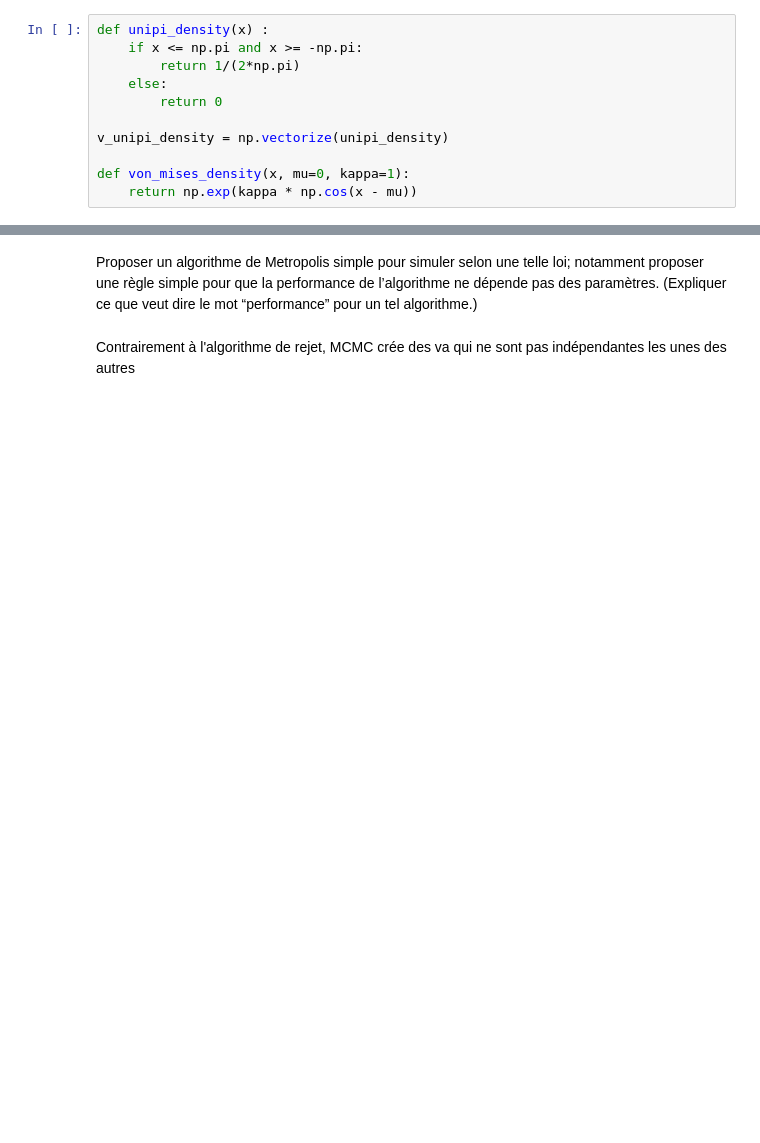
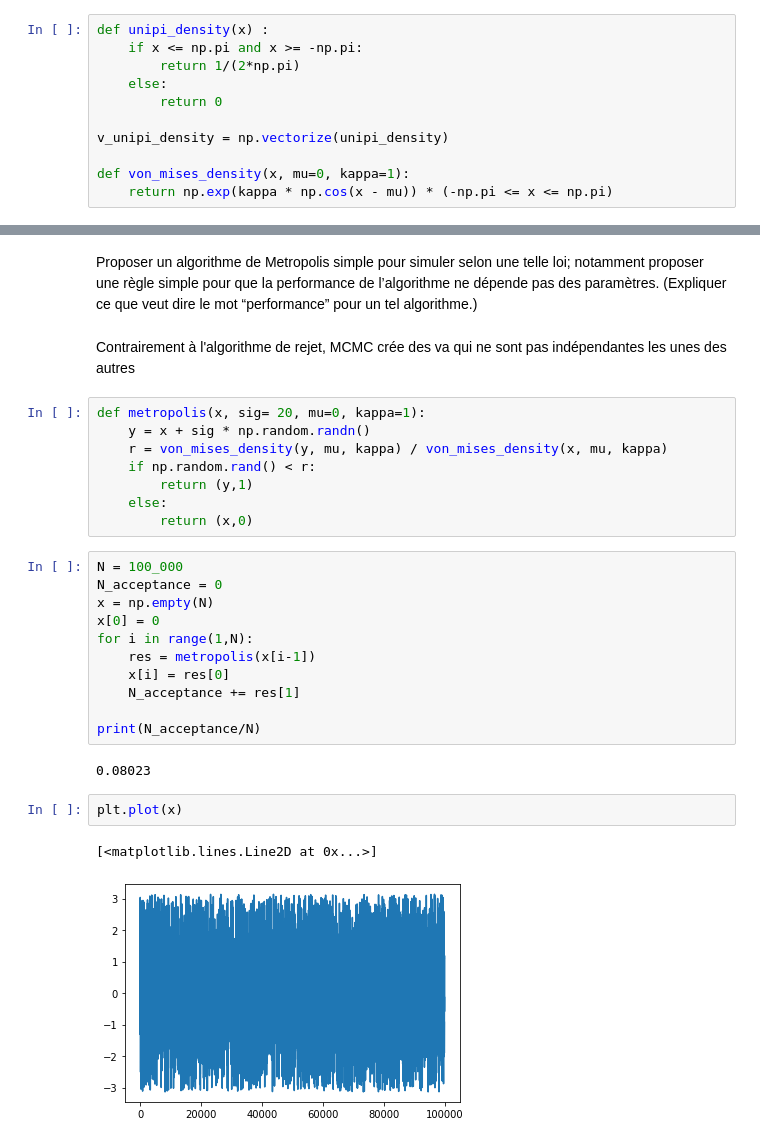
Before and after one commit to emanieluu/Projet_Monte_Carlo_ENSAE_2A_S2, a Jupyter notebook: Projet-Monte-Carlo.ipynb, the cells around one changed output, grey strips where cells are left out. Cells and saved outputs as stored; diff of their text form; blank space fills up the shorter version.

```diff
--- a/Projet-Monte-Carlo.ipynb
+++ b/Projet-Monte-Carlo.ipynb
@@ -25,7 +25,7 @@ def unipi_density(x) :
 v_unipi_density = np.vectorize(unipi_density)
 
 def von_mises_density(x, mu=0, kappa=1):
-    return np.exp(kappa * np.cos(x - mu))
+    return np.exp(kappa * np.cos(x - mu)) * (-np.pi <= x <= np.pi)
 # %%
 y = np.linspace(-np.pi, np.pi)
 
@@ -151,3 +151,29 @@ la performance de l’algorithme ne dépende pas des paramètres.
 (Expliquer ce que veut dire le mot “performance” pour un tel algorithme.)
 # %% [markdown]
 Contrairement à l'algorithme de rejet, MCMC crée des va qui ne sont pas indépendantes les unes des autres
+# %%
+def metropolis(x, sig= 20, mu=0, kappa=1):
+    y = x + sig * np.random.randn()
+    r = von_mises_density(y, mu, kappa) / von_mises_density(x, mu, kappa)
+    if np.random.rand() < r:
+        return (y,1)
+    else:
+        return (x,0)
+# %%
+N = 100_000
+N_acceptance = 0
+x = np.empty(N)
+x[0] = 0
+for i in range(1,N):
+    res = metropolis(x[i-1])
+    x[i] = res[0]
+    N_acceptance += res[1]
+
+print(N_acceptance/N)
+# %% [output]
+0.08023
+# %%
+plt.plot(x)
+# %% [output]
+[<matplotlib.lines.Line2D at 0x...>]
+[figure, added]
```
Also changed, not shown: parts of 2 cells of this notebook.
